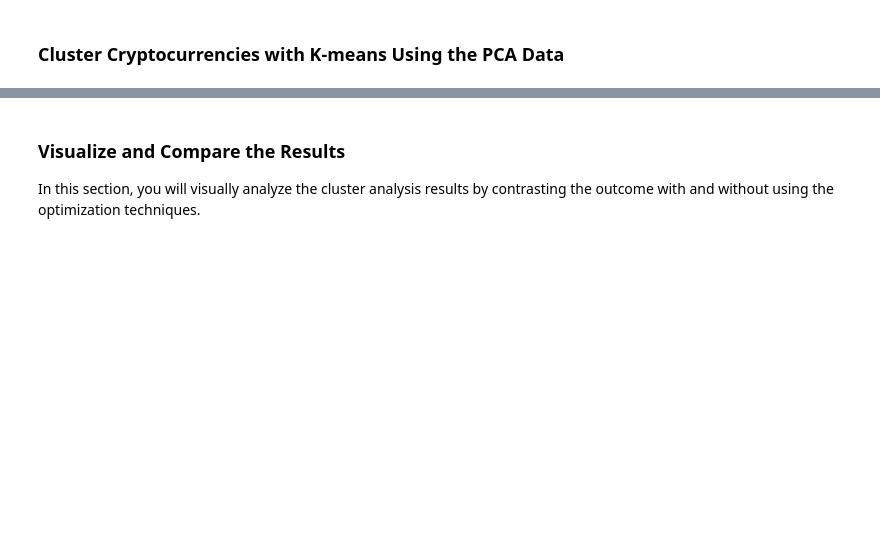
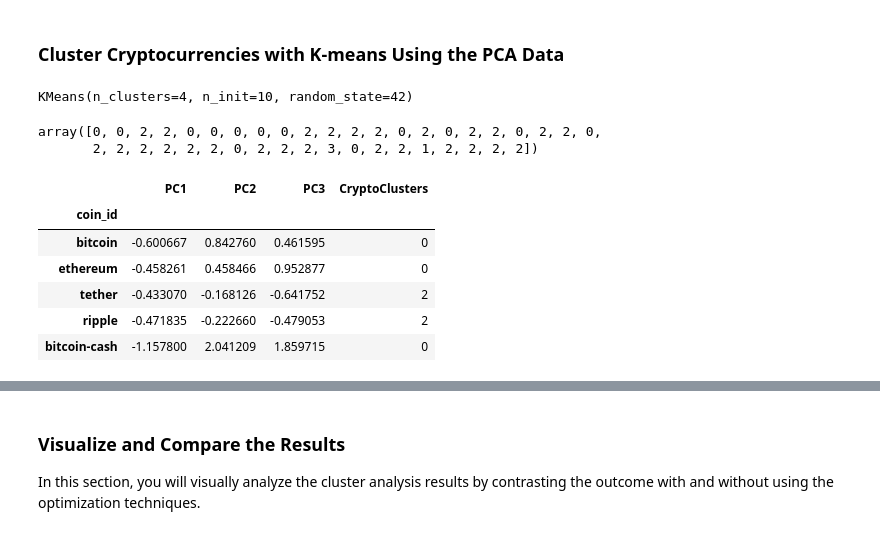
Before and after one commit to TRegan5/CryptoClustering, a Jupyter notebook: Crypto_Clustering.ipynb, the cells around one changed output, grey strips where cells are left out. Cells and saved outputs as stored; diff of their text form; code cells hidden in the pictures; blank space fills up the shorter version.

Commit message:
Clustered cryptos with k-means using PCA data

```diff
--- a/Crypto_Clustering.ipynb
+++ b/Crypto_Clustering.ipynb
@@ -287,9 +287,9 @@ pca_inertias = []
 # 2. Fit the model to the data using `df_market_data_pca`
 # 3. Append the model.inertia_ to the inertia list
 for k in pca_k:
-    pca_model = KMeans(n_clusters=k, random_state=42, n_init=10)
-    pca_model.fit(pca_df)
-    pca_inertias.append(pca_model.inertia_)
+    model = KMeans(n_clusters=k, random_state=42, n_init=10)
+    model.fit(pca_df)
+    pca_inertias.append(model.inertia_)
 # %%
 # Create a dictionary with the data to plot the Elbow curve
 pca_elbow = {
@@ -319,20 +319,37 @@ pca_elbow_df.hvplot.line(x="k", y="inertia", title="Elbow Curve Using PCA Data",
 ### Cluster Cryptocurrencies with K-means Using the PCA Data
 # %%
 # Initialize the K-Means model using the best value for k
+model = KMeans(n_clusters=4, random_state=42, n_init=10)
 # %%
 # Fit the K-Means model using the PCA data
+model.fit(pca_df)
+# %% [output]
+KMeans(n_clusters=4, n_init=10, random_state=42)
 # %%
 # Predict the clusters to group the cryptocurrencies using the PCA data
-
+pca_k_4 = model.predict(pca_df)
 # Print the resulting array of cluster values.
+pca_k_4
+# %% [output]
+array([0, 0, 2, 2, 0, 0, 0, 0, 0, 2, 2, 2, 2, 0, 2, 0, 2, 2, 0, 2, 2, 0,
+       2, 2, 2, 2, 2, 2, 0, 2, 2, 2, 3, 0, 2, 2, 1, 2, 2, 2, 2])
 # %%
 # Create a copy of the DataFrame with the PCA data
-
+pca_predictions_df = pca_df.copy()
 
 # Add a new column to the DataFrame with the predicted clusters
-
+pca_predictions_df['CryptoClusters'] = pca_k_4
 
 # Display sample data
+pca_predictions_df.head()
+# %% [output]
+|  | PC1 | PC2 | PC3 | CryptoClusters |
+| coin_id |  |  |  |  |
+| bitcoin | -0.600667 | 0.842760 | 0.461595 | 0 |
+| ethereum | -0.458261 | 0.458466 | 0.952877 | 0 |
+| tether | -0.433070 | -0.168126 | -0.641752 | 2 |
+| ripple | -0.471835 | -0.222660 | -0.479053 | 2 |
+| bitcoin-cash | -1.157800 | 2.041209 | 1.859715 | 0 |
 # %%
 # Create a scatter plot using hvPlot by setting
 # `x="PC1"` and `y="PC2"`.
```
Also changed, not shown: parts of 1 cell of this notebook.
